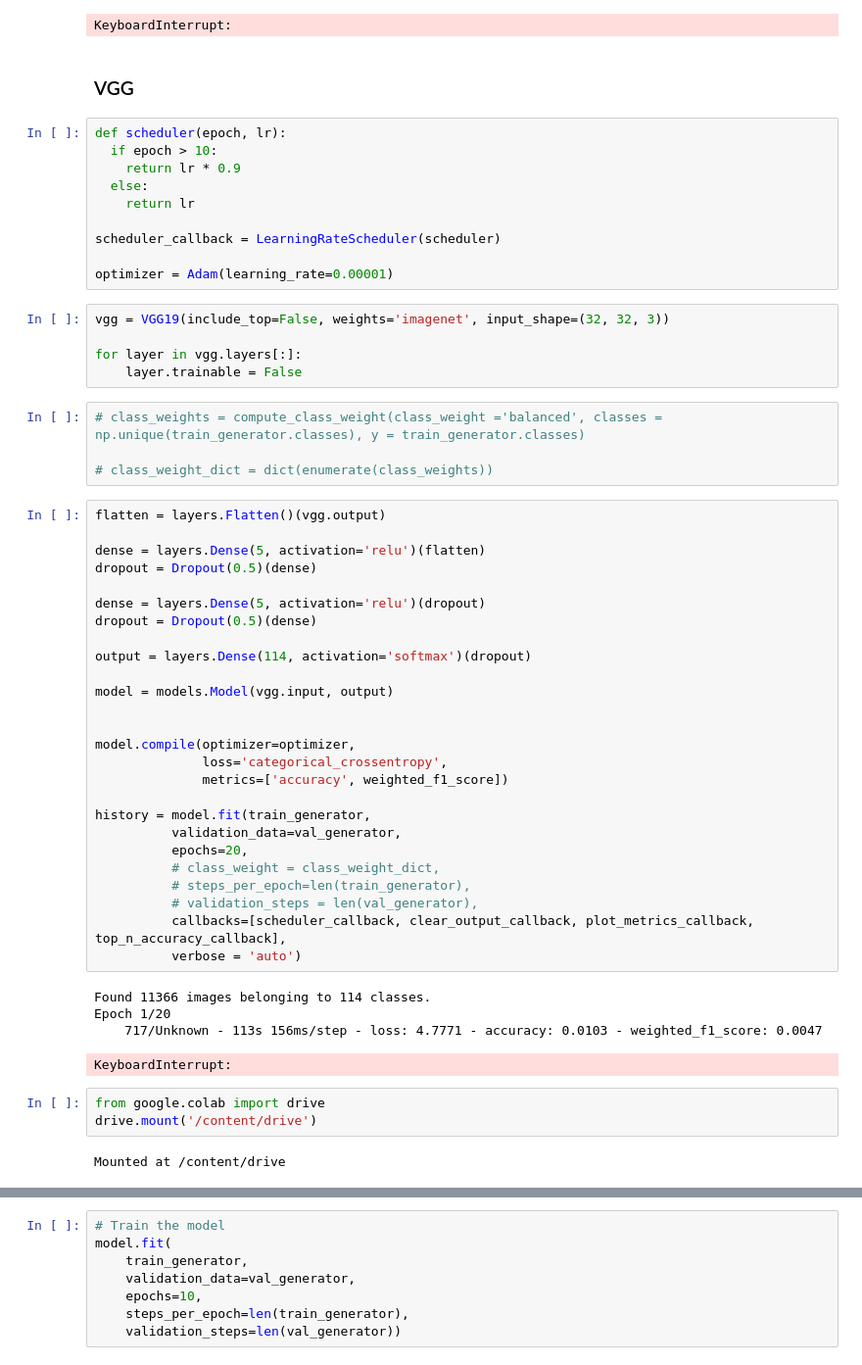
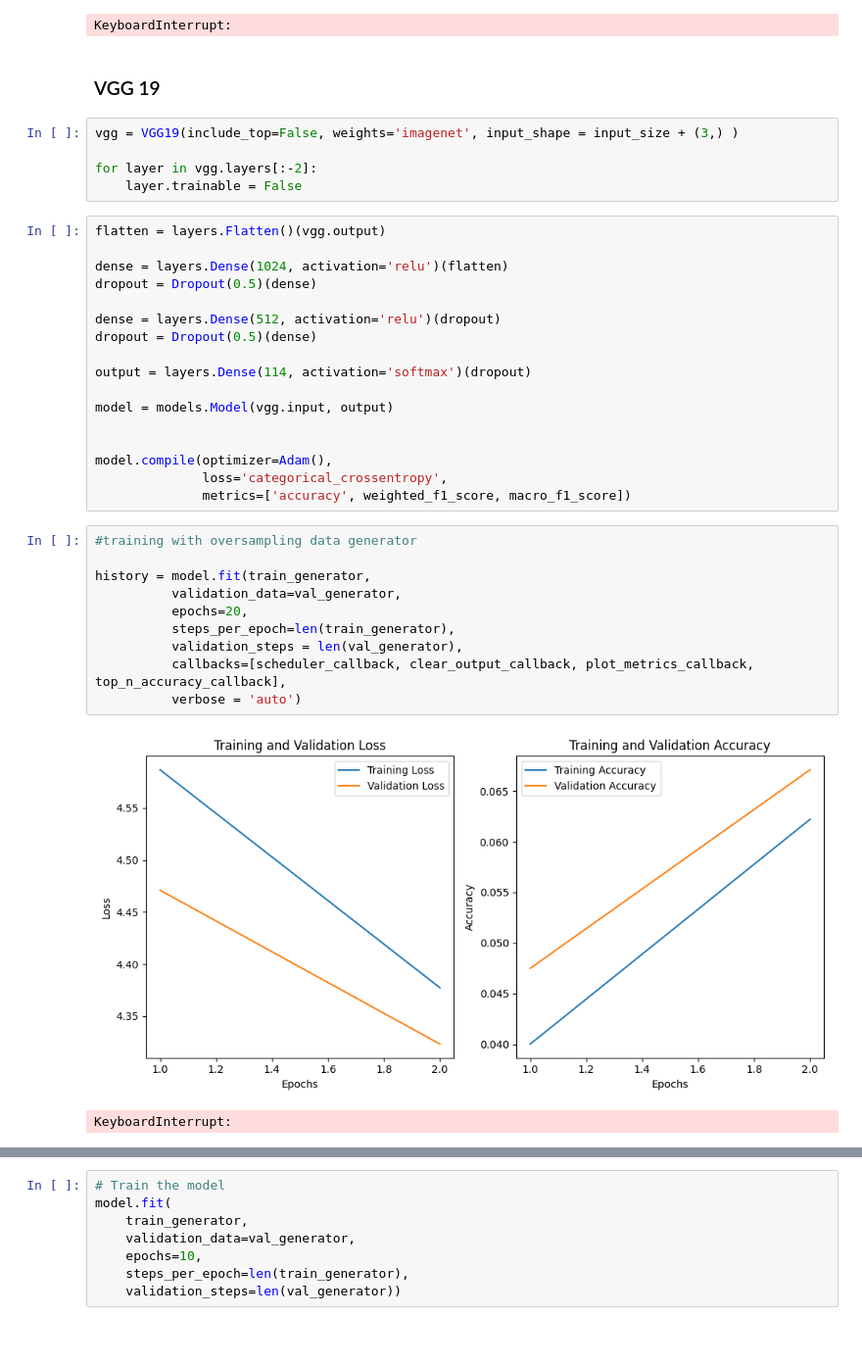
Before and after one commit to MaximilianLae/DL_Skin_Disease_Classification, a Jupyter notebook: Anton's experimentation.ipynb, the cells around one changed output, grey strips where cells are left out. Shown at 98% size. Drawn from its saved outputs; the diff is of its cells as text; blank space fills up the shorter version.

```diff
--- a/Anton's experimentation.ipynb
+++ b/Anton's experimentation.ipynb
@@ -356,60 +391,40 @@ Time to calculate: 9.36 seconds
 Epoch 5/10
 KeyboardInterrupt:
 # %% [markdown]
-### VGG
+### VGG 19
-# %%
-def scheduler(epoch, lr):
-  if epoch > 10:
-    return lr * 0.9
-  else:
-    return lr
-
-scheduler_callback = LearningRateScheduler(scheduler)
-
-optimizer = Adam(learning_rate=0.00001)
 # %%
-vgg = VGG19(include_top=False, weights='imagenet', input_shape=(32, 32, 3))
+vgg = VGG19(include_top=False, weights='imagenet', input_shape = input_size + (3,) )
 
-for layer in vgg.layers[:]:
+for layer in vgg.layers[:-2]:
     layer.trainable = False
-# %%
-# class_weights = compute_class_weight(class_weight ='balanced', classes = np.unique(train_generator.classes), y = train_generator.classes)
-
-# class_weight_dict = dict(enumerate(class_weights))
+# %%
+flatten = layers.Flatten()(vgg.output)
+
+dense = layers.Dense(1024, activation='relu')(flatten)
+dropout = Dropout(0.5)(dense)
+
+dense = layers.Dense(512, activation='relu')(dropout)
+dropout = Dropout(0.5)(dense)
+
+output = layers.Dense(114, activation='softmax')(dropout)
+
+model = models.Model(vgg.input, output)
+
+
+model.compile(optimizer=Adam(),
+              loss='categorical_crossentropy',
+              metrics=['accuracy', weighted_f1_score, macro_f1_score])
 # %%
-flatten = layers.Flatten()(vgg.output)
-
-dense = layers.Dense(5, activation='relu')(flatten)
-dropout = Dropout(0.5)(dense)
-
-dense = layers.Dense(5, activation='relu')(dropout)
-dropout = Dropout(0.5)(dense)
-
-output = layers.Dense(114, activation='softmax')(dropout)
-
-model = models.Model(vgg.input, output)
-
-
-model.compile(optimizer=optimizer,
-              loss='categorical_crossentropy',
-              metrics=['accuracy', weighted_f1_score])
+#training with oversampling data generator
 
 history = model.fit(train_generator,
           validation_data=val_generator,
           epochs=20,
-          # class_weight = class_weight_dict,
-          # steps_per_epoch=len(train_generator),
-          # validation_steps = len(val_generator),
+          steps_per_epoch=len(train_generator),
+          validation_steps = len(val_generator),
           callbacks=[scheduler_callback, clear_output_callback, plot_metrics_callback, top_n_accuracy_callback],
           verbose = 'auto')
 # %% [output]
+[figure, added]
-Found 11366 images belonging to 114 classes.
-Epoch 1/20
-    717/Unknown - 113s 156ms/step - loss: 4.7771 - accuracy: 0.0103 - weighted_f1_score: 0.0047
+KeyboardInterrupt:
-KeyboardInterrupt:
-# %%
-from google.colab import drive
-drive.mount('/content/drive')
-# %% [output]
-Mounted at /content/drive
 # %%
```
Also changed, not shown: parts of 15 cells of this notebook.
